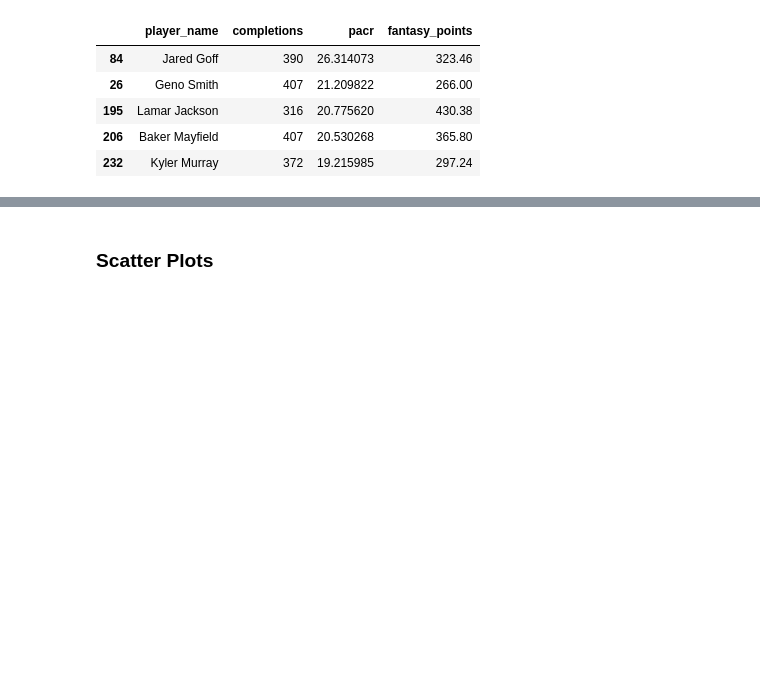
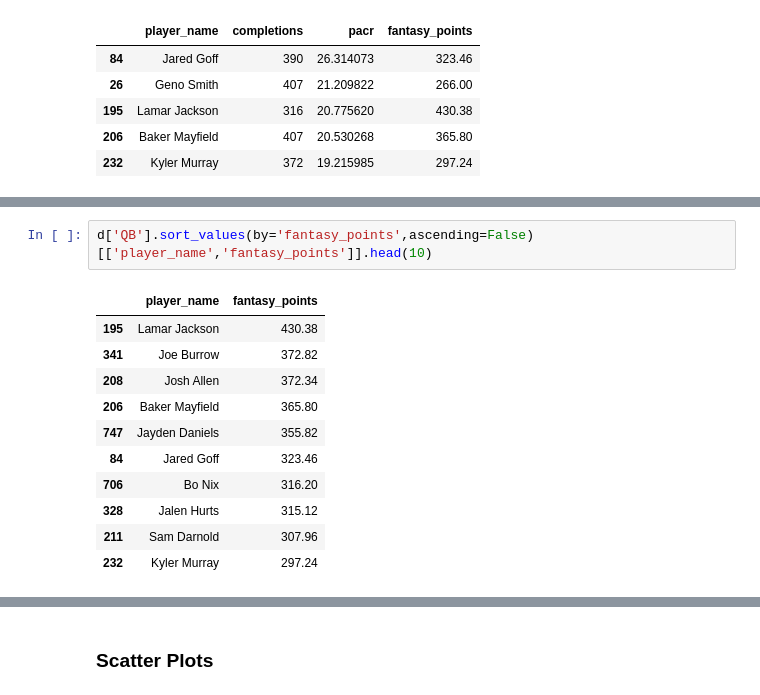
Before and after one commit to otherwiseevan/Fantasy-Football, a Jupyter notebook: FootballAnalytics.ipynb, the cells around one changed output, grey strips where cells are left out. Cells and saved outputs as stored; diff of their text form; blank space fills up the shorter version.

Commit message:
sorting values by postion

```diff
--- a/FootballAnalytics.ipynb
+++ b/FootballAnalytics.ipynb
@@ -174,0 +206,14 @@ Season_2024.sort_values(by='pacr',ascending=False).head()[['player_name','comple
+# %%
+d['QB'].sort_values(by='fantasy_points',ascending=False)[['player_name','fantasy_points']].head(10)
+# %% [output]
+|  | player_name | fantasy_points |
+| 195 | Lamar Jackson | 430.38 |
+| 341 | Joe Burrow | 372.82 |
+| 208 | Josh Allen | 372.34 |
+| 206 | Baker Mayfield | 365.80 |
+| 747 | Jayden Daniels | 355.82 |
+| 84 | Jared Goff | 323.46 |
+| 706 | Bo Nix | 316.20 |
+| 328 | Jalen Hurts | 315.12 |
+| 211 | Sam Darnold | 307.96 |
+| 232 | Kyler Murray | 297.24 |
```
Also changed, not shown: parts of 6 cells of this notebook.
